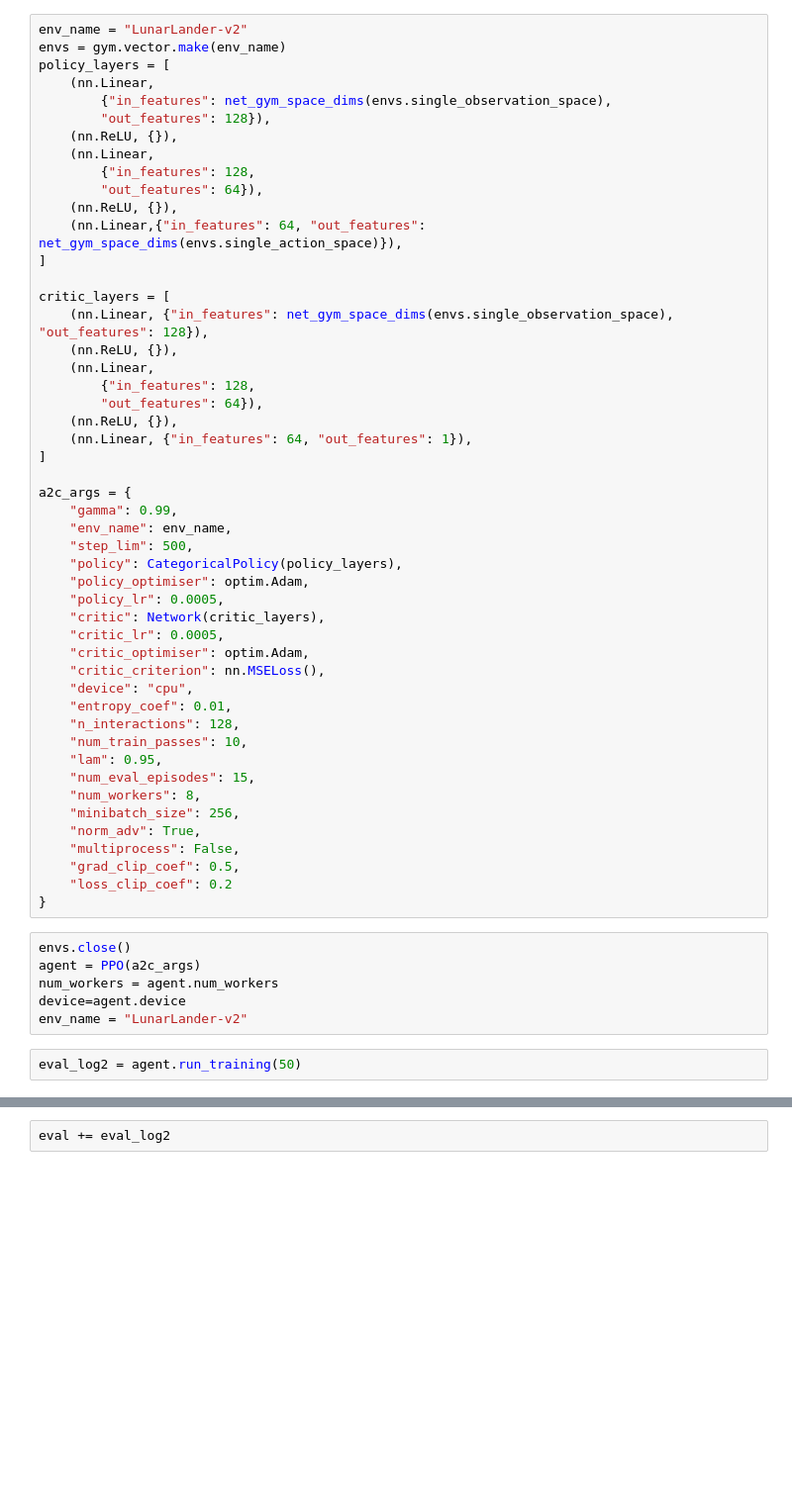
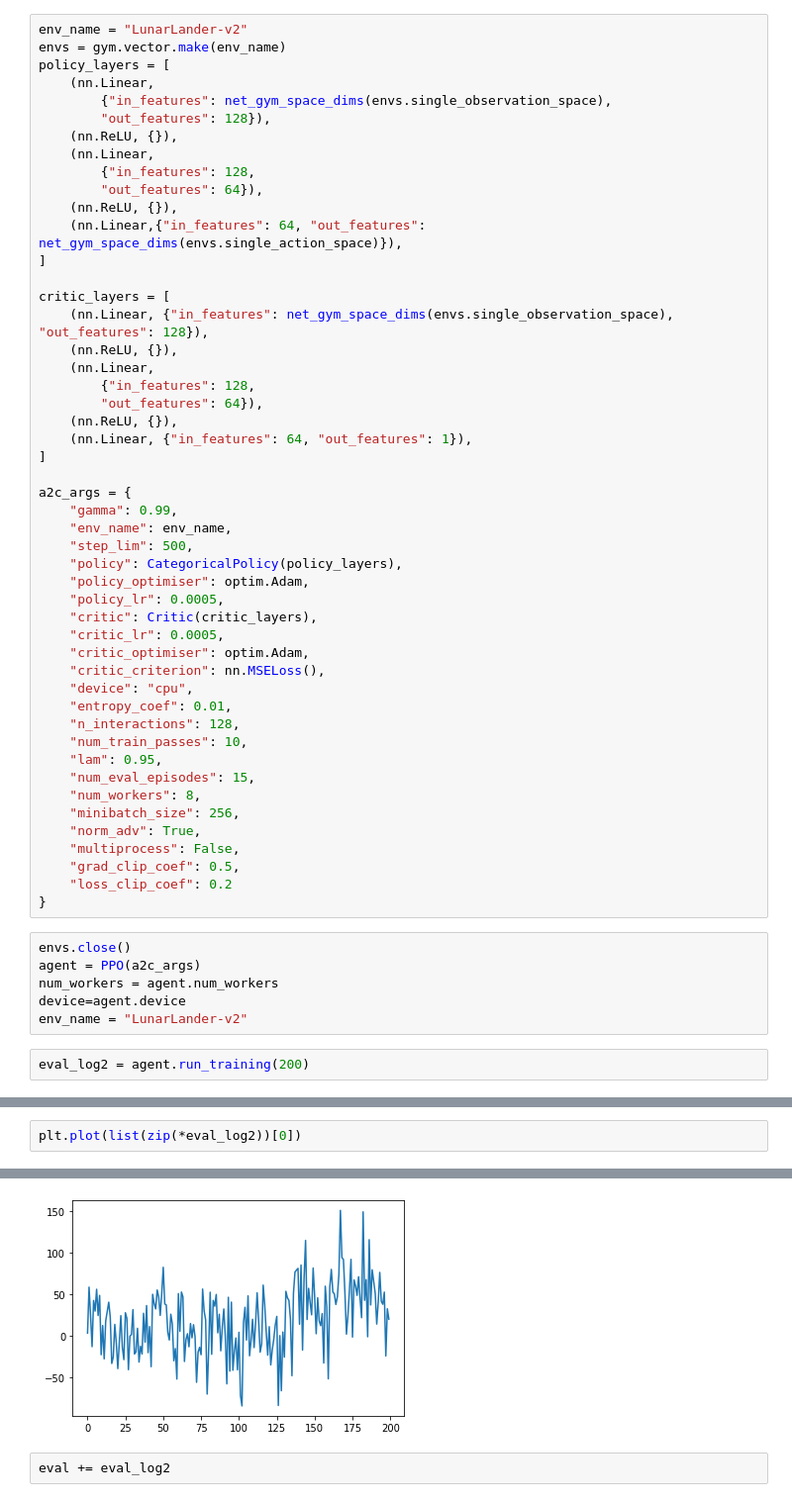
Before and after one commit to akshilpatel/deeprl, a Jupyter notebook: working_copy.ipynb, the cells around one changed output, grey strips where cells are left out. Shown at 99% size. Cells and saved outputs as stored; diff of their text form; blank space fills up the shorter version.

```diff
--- a/working_copy.ipynb
+++ b/working_copy.ipynb
@@ -131,7 +104,7 @@ a2c_args = {
     "policy": CategoricalPolicy(policy_layers),
     "policy_optimiser": optim.Adam,
     "policy_lr": 0.0005,
-    "critic": Network(critic_layers),
+    "critic": Critic(critic_layers),
     "critic_lr": 0.0005,
     "critic_optimiser": optim.Adam,
     "critic_criterion": nn.MSELoss(),
@@ -155,5 +128,5 @@ num_workers = agent.num_workers
 device=agent.device
 env_name = "LunarLander-v2"
 # %%
-eval_log2 = agent.run_training(50)
+eval_log2 = agent.run_training(200)
 # %% [output]
@@ -176,0 +154,3 @@ eval_log2 = agent.run_training(50)
+# %%
+plt.plot(list(zip(*eval_log2))[0])
+# %% [output]
@@ -177,3 +158,4 @@ eval_log2 = agent.run_training(50)
+[figure, added]
 # %%
 eval += eval_log2
 # %%
```
Also changed, not shown: parts of 20 cells of this notebook, 6 other files.
